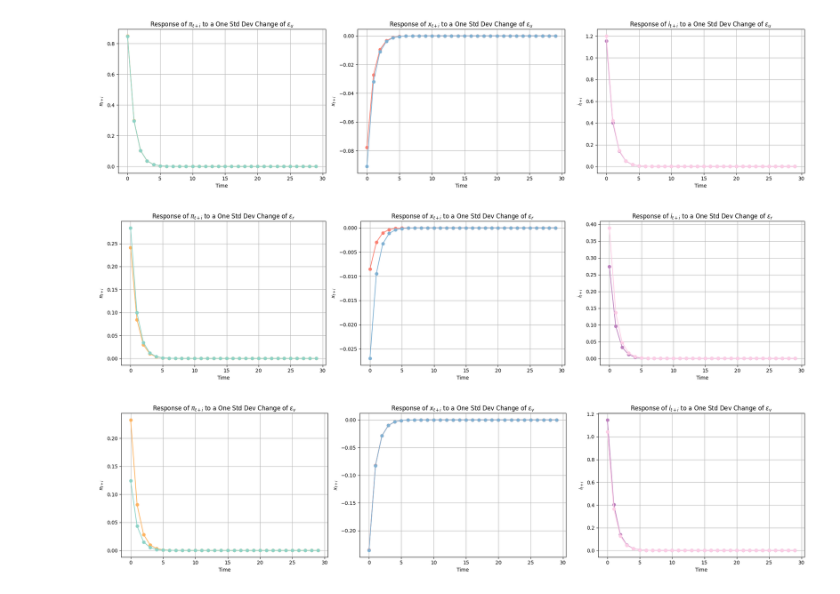
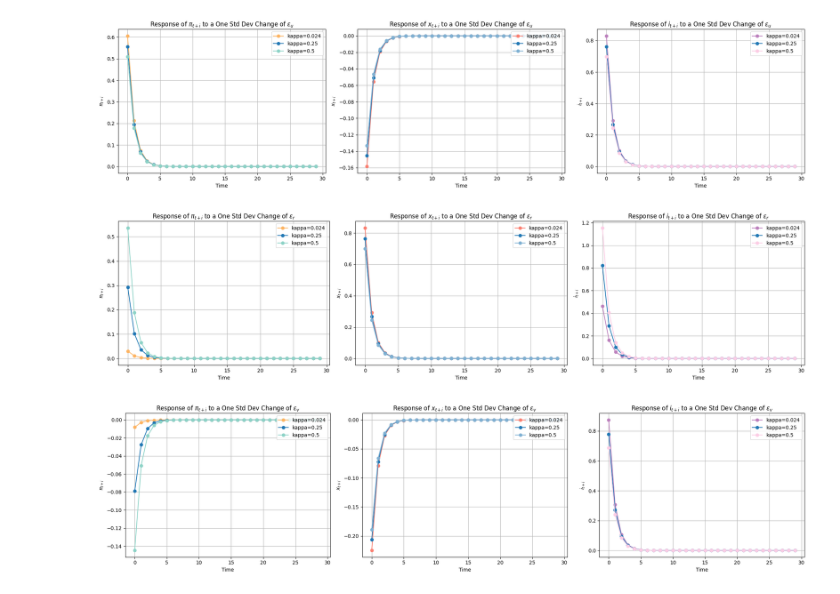
Before and after one commit to yifandill/Monetary_Policy_Model, a Jupyter notebook: src/Q2Q3.ipynb, the cells around one changed output. Cells and saved outputs as stored; diff of their text form; code cells hidden in the pictures.

```diff
--- a/src/Q2Q3.ipynb
+++ b/src/Q2Q3.ipynb
@@ -30,13 +41,13 @@ def get_prev_shock(model, P, T, prev_shock):
 # Q1
 from config import benchmark_dict
 model = MonetaryModel(**benchmark_dict)     # Initialize model
+
 T = 30      # simulate period
 P = model.solve_P()
-init_state = jnp.zeros(3, dtype=jnp.float32)
-series = get_prev_shock(model, P, T, init_state)
+init_shocks = jnp.zeros(3, dtype=jnp.float32)       # set initial shocks to zero
+series = get_simulated_series(model, P, T, init_shocks)     # Simulate path over time
 
-# Plot results
-fig, axes = plt.subplots(1, 3, figsize=(20, 5))
+fig, axes = plt.subplots(1, 3, figsize=(20, 5))     # Plot path
 labels = [r'$\pi_{t}$', r'$x_{t}$', r'$i_{t}$']
 colors = ['orangered', 'violet', 'dodgerblue']
 
@@ -82,15 +106,14 @@ def get_changed_series(model, P, index, std_change=1.0, periods=30):
 
     return shock_series, measurement_series
 # %%
-# q2
+# Q2
 indexs = [0, 1, 2]   # 0 : u, 1 : r, 2 : nu.
 
 for index in indexs:
-    P1 = model.solve_P()
-    shock_series_posi, measurement_series_posi = get_changed_series(model, P1, index, 1.0)
-    #shock_series_nega, measurement_series_nega = get_changed_series(model, P1, index, -1.0)
+    P = model.solve_P()
+    shock_series_posi, measurement_series_posi = get_changed_series(model, P, index, std_change=1.0)
+    shock_series_nega, measurement_series_nega = get_changed_series(model, P, index, std_change=-1.0)
 
-    # Plot results
     fig, axes = plt.subplots(1, 3, figsize=(20, 5))
     labels = [r'$\pi_{t+i}$', r'$x_{t+i}$', r'$i_{t+i}$']
     shocks_name = [r'$ε_{u}$', r'$ε_{r}$', r'$ε_{v}$']
@@ -103,11 +126,12 @@ for index in indexs:
 
     for i in range(3):
         axes[i].plot(range(len(measurement_series_posi)), measurement_series_posi[:, i], marker='o', linestyle='-', color=colors_1[i], label='Positive Std Change')
-        #axes[i].plot(range(len(measurement_series_nega)), measurement_series_nega[:, i], marker='o', linestyle='-', color=colors_2[i] , label='Negative Std Change')
+        axes[i].plot(range(len(measurement_series_nega)), measurement_series_nega[:, i], marker='o', linestyle='-', color=colors_2[i] , label='Negative Std Change')
         axes[i].set_title(f'Response of {labels[i]} to a One Std Dev Change of {shocks_name[index]}')
         axes[i].set_xlabel('Time')
         axes[i].set_ylabel(labels[i])
         axes[i].grid()
+        axes[i].legend(loc='upper right')
 
     plt.tight_layout()
     plt.show()
@@ -118,36 +142,42 @@ for index in indexs:
 # %%
-# q3 kappa change vs q2 unchanged
+# Q3
+
+# 1. kappa change
 indexs = [0, 1, 2]
 
 for index in indexs:
     P1 = model.solve_P()
     shock_series, measurement_series = get_changed_series(model, P1, index)
 
-    P2 = model.solve_P(kappa=0.5)    #, rho_r=0.8, rho_u=0.8, phi_pi=5, phi_x=3
-    changed_shock_series, changed_measurement_series = get_changed_series(model, P2, index)
+    P2 = model.solve_P(kappa=0.25)
+    changed_shock_series, changed_measurement_series_1 = get_changed_series(model, P2, index)
 
-    # Plot results
+    P3 = model.solve_P(kappa=0.5)
+    changed_shock_series, changed_measurement_series_2 = get_changed_series(model, P3, index)
+
     fig, axes = plt.subplots(1, 3, figsize=(20, 5))
     labels = [r'$\pi_{t+i}$', r'$x_{t+i}$', r'$i_{t+i}$']
     shocks_name = [r'$ε_{u}$', r'$ε_{r}$', r'$ε_{v}$']
 
     color_name = 'Set3'
     select1 = (0.45,0.3,0.8)
     colors_1 = plt.get_cmap(color_name)(select1)
     select2 = (0.05,0.35,0.60)
     colors_2 = plt.get_cmap(color_name)(select2)
 
     for i in range(3):
-        axes[i].plot(range(len(measurement_series)), measurement_series[:, i], marker='o', linestyle='-', color=colors_1[i])
-        axes[i].plot(range(len(changed_measurement_series)), changed_measurement_series[:, i], marker='o', linestyle='-', color=colors_2[i])
+        axes[i].plot(range(len(measurement_series)), measurement_series[:, i], marker='o', linestyle='-', color=colors_1[i], label='kappa=0.024')
+        axes[i].plot(range(len(changed_measurement_series_1)), changed_measurement_series_1[:, i], marker='o', linestyle='-', label='kappa=0.25')
+        axes[i].plot(range(len(changed_measurement_series_2)), changed_measurement_series_2[:, i], marker='o', linestyle='-', color=colors_2[i], label='kappa=0.5')
         axes[i].set_title(f'Response of {labels[i]} to a One Std Dev Change of {shocks_name[index]}')
         axes[i].set_xlabel('Time')
         axes[i].set_ylabel(labels[i])
         axes[i].grid()
+        axes[i].legend(loc='upper right')
 
     plt.tight_layout()
     plt.show()
 # %% [output]
-[figure, old version]
+[figure, new version]
-[figure, old version]
+[figure, new version]
-[figure, old version]
+[figure, new version]
```
Also changed, not shown: parts of 7 cells of this notebook.
